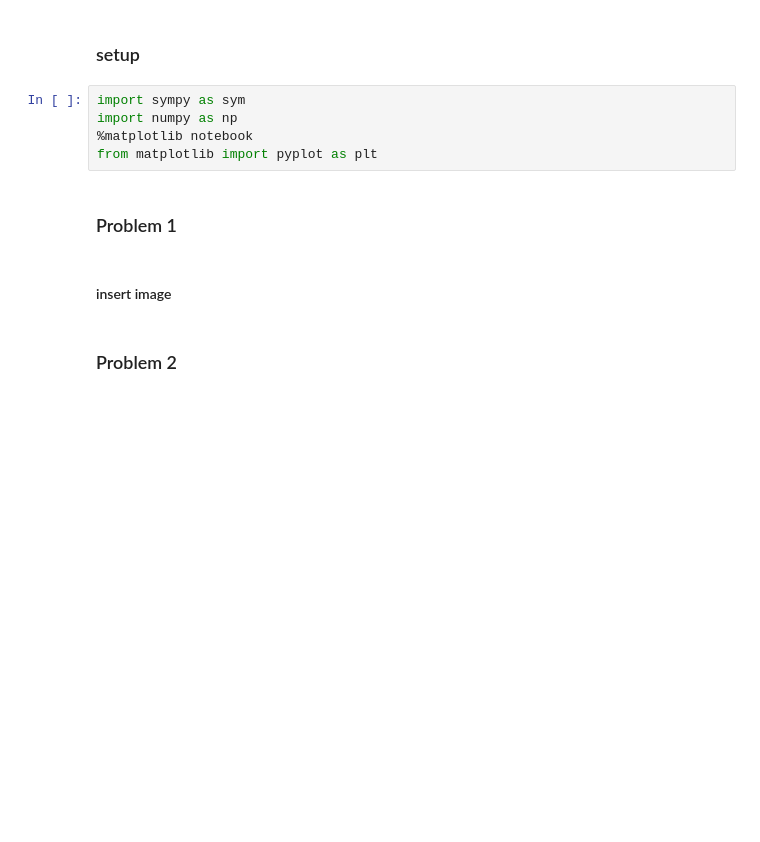
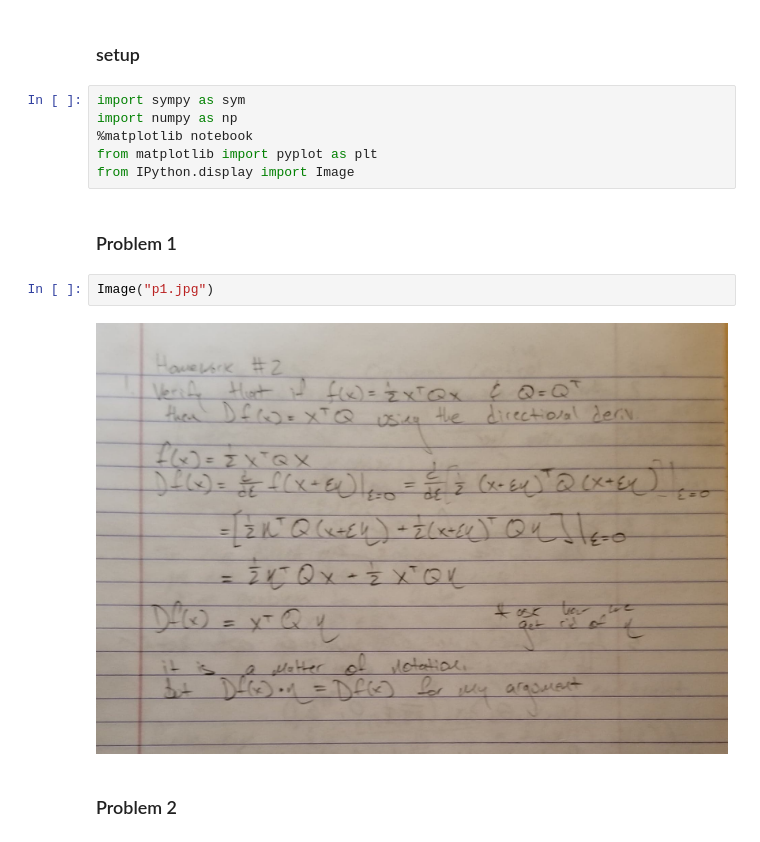
Before and after one commit to JCohner/spring2020, a Jupyter notebook: OptControl/HW2/HW2.ipynb, the cells around one changed output. Cells and saved outputs as stored; diff of their text form; blank space fills up the shorter version.

```diff
--- a/OptControl/HW2/HW2.ipynb
+++ b/OptControl/HW2/HW2.ipynb
@@ -5,10 +5,13 @@ import sympy as sym
 import numpy as np
 %matplotlib notebook
 from matplotlib import pyplot as plt
+from IPython.display import Image
 # %% [markdown]
 ### Problem 1
-# %% [markdown]
-#### insert image
+# %%
+Image("p1.jpg")
+# %% [output]
+[figure, added]
 # %% [markdown]
 ### Problem 2
 # %%
```
Also changed, not shown: parts of 9 cells of this notebook.
